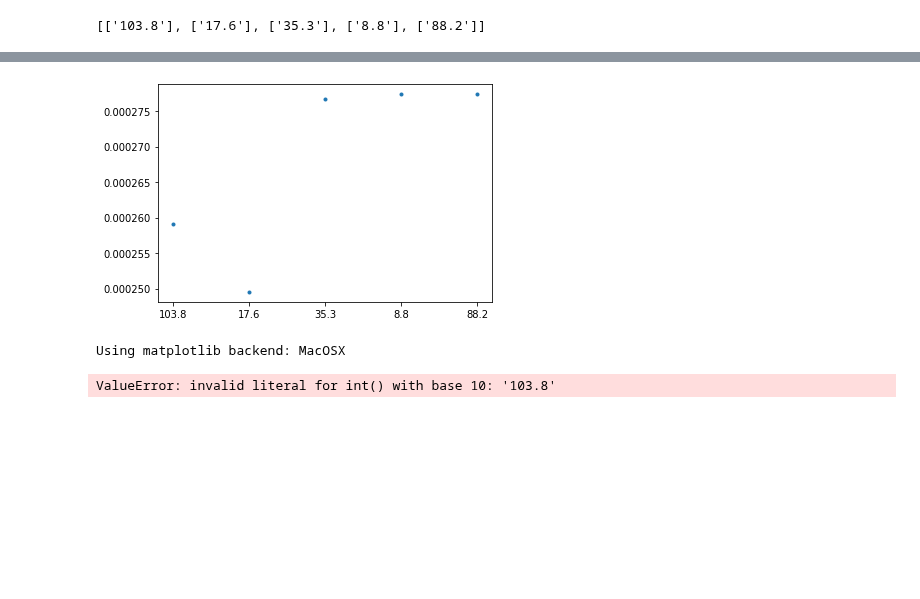
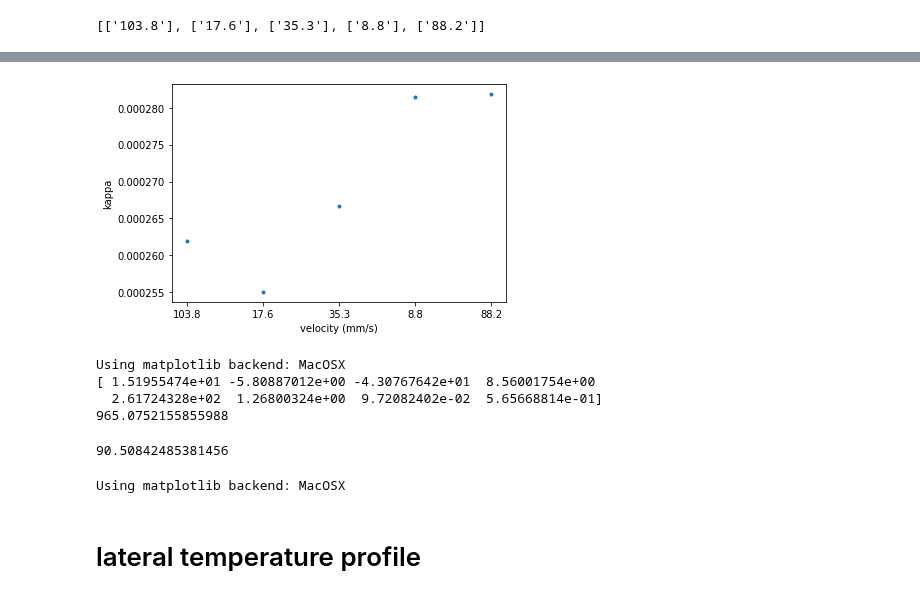
Before and after one commit to JoanneCETsai/Temperature_Calibration, a Jupyter notebook: code/0210_newbeam.ipynb, the cells around one changed output, grey strips where cells are left out. Saved outputs shown, nothing was run; the diff lists cells and outputs as text; code cells hidden in the pictures; blank space fills up the shorter version.

Commit message:
0210 lateral profile modified

```diff
--- a/code/0210_newbeam.ipynb
+++ b/code/0210_newbeam.ipynb
@@ -110,32 +88,43 @@ for i, v in enumerate(list(gold_melting_W.keys())):
 # %%
 v_list = ['103.8', '17.6', '35.3', '8.8', '88.2']
 
 # Dict_gold = dict((k, fivemm_files[k][3:]) for k in v_list)
 kappa_gold = []
 for i, v in enumerate(list(gold_melting_W.keys())):
     power = [float(j) for j in power_used[v]][:-1]
     y = dRoverR_1[i][:-1]
     popt, pcov = curve_fit(expo, power, y, p0 = [1, 0.00000005, 1], maxfev = 8000)
     #a, b, c = popt
     plt.plot(power, y, '.')
     y_pred = [expo(j, *popt) for j in power]
     plt.plot(power, y_pred)
     plt.xlabel("power")
     plt.ylabel("dR/R")
-    plt.savefig("/Users/chiaentsai/Desktop/lab/Temperature_Calibration/0210_gold_dRoverR_fit_figure/{}mm.png".format(v), format="PNG")
+    plt.savefig("/Users/chiaentsai/Desktop/lab/Temperature_Calibration/0210_dRoverR_fit_figure/{}mm.png".format(v), format="PNG")
     plt.close()
     f = expo(gold_melting_W[v], *popt)
     gold_m = 1064
     dT = gold_m - 21
     kappa = f / dT
     kappa_gold.append(kappa)
 
+    temp_pred = [expo(j, *popt)/kappa for j in power_used[v][:-1]]
+    plt.plot(power, temp_pred)
+    plt.plot(gold_melting_W[v], 1064, marker="o", color = 'g', label='gold')
+    plt.legend(loc="upper left")
+    plt.xlabel("power")
+    plt.ylabel("temperature")
+    plt.savefig("/Users/chiaentsai/Desktop/lab/Temperature_Calibration/0210_gold_fit/{}mm.png".format(v), format="PNG")
+    plt.close()
+
 Dict_kappa_gold = dict(zip(list(gold_melting_W.keys()),kappa_gold))
 
 plt.plot(list(gold_melting_W.keys()), kappa_gold, '.')
+plt.xlabel("velocity (mm/s)")
+plt.ylabel("kappa")
 plt.savefig("/Users/chiaentsai/Desktop/lab/Temperature_Calibration/0210_kappa.png", format="PNG")
 # %% [output]
-[figure, old version]
+[figure, new version]
 # %%
 peak_temp = []
 for i, v in enumerate(list(gold_melting_W.keys())):
@@ -181,7 +170,7 @@ axes = Axes3D(f)
 points = []
 for i, v in enumerate(list(gold_melting_W.keys())):
     P = [int(p) for p in power_used[v]]
-    V = [np.log(int(v))] * len(Dict_peak_temp[v])
+    V = [np.log(float(v))] * len(Dict_peak_temp[v])
     T = Dict_peak_temp[v]
     point = [list(x) for x in zip(*[P,V,T])]
     points.append(point)
@@ -237,4 +226,6 @@ plt.show()
 print(mse)
 # %% [output]
 Using matplotlib backend: MacOSX
+[ 1.51955474e+01 -5.80887012e+00 -4.30767642e+01  8.56001754e+00
+  2.61724328e+02  1.26800324e+00  9.72082402e-02  5.65668814e-01]
+965.0752155855988
-ValueError: invalid literal for int() with base 10: '103.8'
@@ -240,0 +244,18 @@ ValueError: invalid literal for int() with base 10: '103.8'
+# %%
+get_power(88200/104, 930)
+# %% [output]
+90.50842485381456
+# %%
+%matplotlib
+import matplotlib.pyplot as plt
+
+for velocity in np.unique(y_data):
+    mask = y_data == velocity
+    plt.plot(x_data[mask], z_data[mask], label = str(round(np.exp(y_data[mask][0])))+'mm/s')
+    plt.xlabel("power")
+    plt.ylabel("peak temperature")
+    plt.legend()
+# %% [output]
+Using matplotlib backend: MacOSX
+# %% [markdown]
+# lateral temperature profile
```
Also changed, not shown: parts of 9 cells of this notebook, 3 other files.
